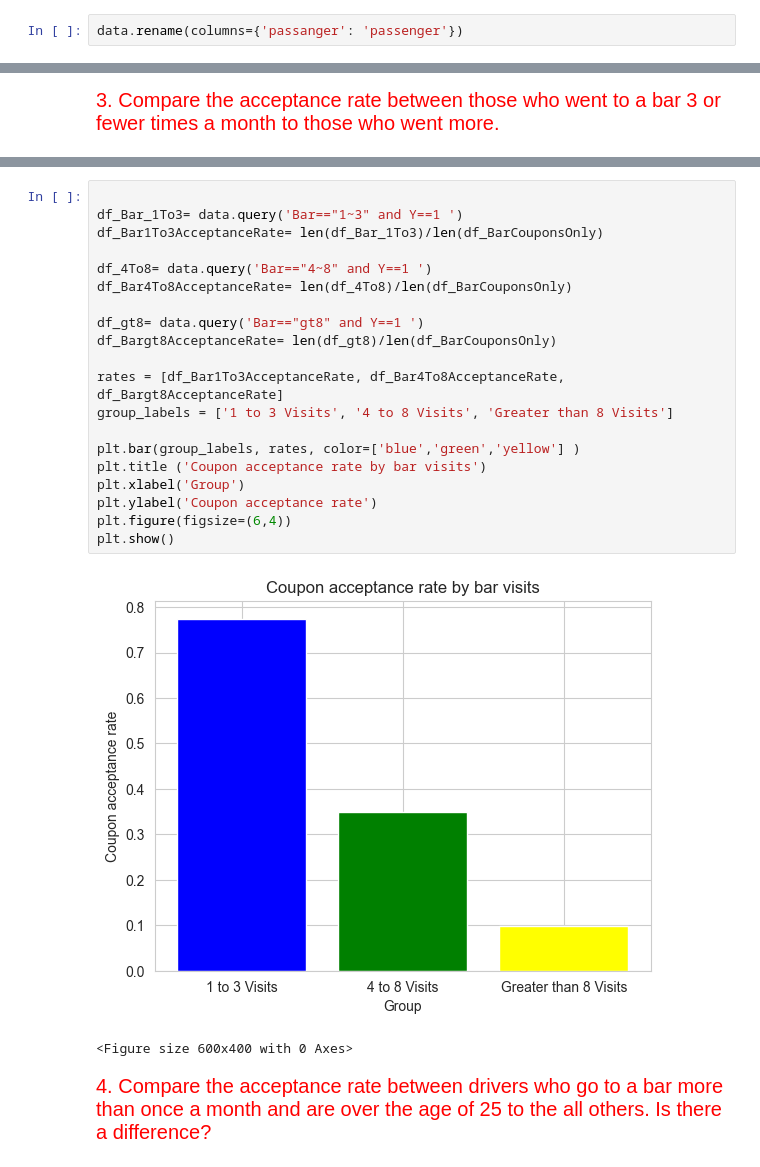
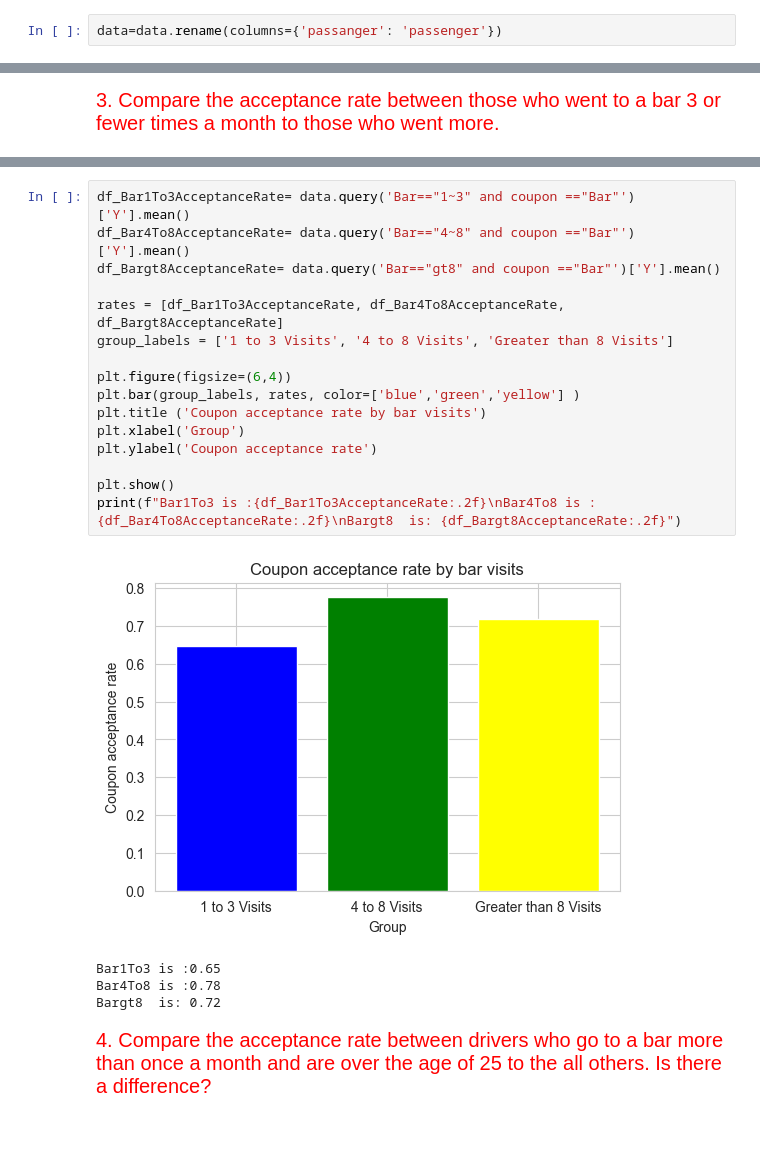
Before and after one commit to Balu-A/AmazonProject, a Jupyter notebook: AmazonCouponApplication.ipynb, the cells around one changed output, grey strips where cells are left out. Cells and saved outputs as stored; diff of their text form; blank space fills up the shorter version.

```diff
--- a/AmazonCouponApplication.ipynb
+++ b/AmazonCouponApplication.ipynb
@@ -37,4 +39,4 @@ memory usage: 2.5+ MB
 <span style="font-size: 35px; color: Green;font-family: 'Times New Roman', Times, serif;">Investigate the dataset.</span>
 <span style="font-size: 20px; color: red;font-family: 'Times New Roman', Times, serif;">Rename Columns</span>
 # %%
-data.rename(columns={'passanger': 'passenger'})
+data=data.rename(columns={'passanger': 'passenger'})
@@ -209,25 +183,23 @@ Name: count, dtype: int64
 # %%
-
-df_Bar_1To3= data.query('Bar=="1~3" and Y==1 ')
-df_Bar1To3AcceptanceRate= len(df_Bar_1To3)/len(df_BarCouponsOnly)
-
-df_4To8= data.query('Bar=="4~8" and Y==1 ')
-df_Bar4To8AcceptanceRate= len(df_4To8)/len(df_BarCouponsOnly)
-
-df_gt8= data.query('Bar=="gt8" and Y==1 ')
-df_Bargt8AcceptanceRate= len(df_gt8)/len(df_BarCouponsOnly)
+df_Bar1To3AcceptanceRate= data.query('Bar=="1~3" and coupon =="Bar"')['Y'].mean()
+df_Bar4To8AcceptanceRate= data.query('Bar=="4~8" and coupon =="Bar"')['Y'].mean()
+df_Bargt8AcceptanceRate= data.query('Bar=="gt8" and coupon =="Bar"')['Y'].mean()
 
 rates = [df_Bar1To3AcceptanceRate, df_Bar4To8AcceptanceRate, df_Bargt8AcceptanceRate]
 group_labels = ['1 to 3 Visits', '4 to 8 Visits', 'Greater than 8 Visits']
 
+plt.figure(figsize=(6,4))
 plt.bar(group_labels, rates, color=['blue','green','yellow'] )
 plt.title ('Coupon acceptance rate by bar visits')
 plt.xlabel('Group')
 plt.ylabel('Coupon acceptance rate')
-plt.figure(figsize=(6,4))
+
 plt.show()
+print(f"Bar1To3 is :{df_Bar1To3AcceptanceRate:.2f}\nBar4To8 is :{df_Bar4To8AcceptanceRate:.2f}\nBargt8  is: {df_Bargt8AcceptanceRate:.2f}")
 # %% [output]
-[figure, old version]
+[figure, new version]
-<Figure size 600x400 with 0 Axes>
+Bar1To3 is :0.65
+Bar4To8 is :0.78
+Bargt8  is: 0.72
 # %% [markdown]
 <span style="font-size: 20px; color: red;font-family: 'Times New Roman', Times, serif;">4. Compare the acceptance rate between drivers who go to a bar more than once a month and are over the age of 25 to the all others.  Is there a difference?</span>
```
Also changed, not shown: parts of 16 cells of this notebook.
